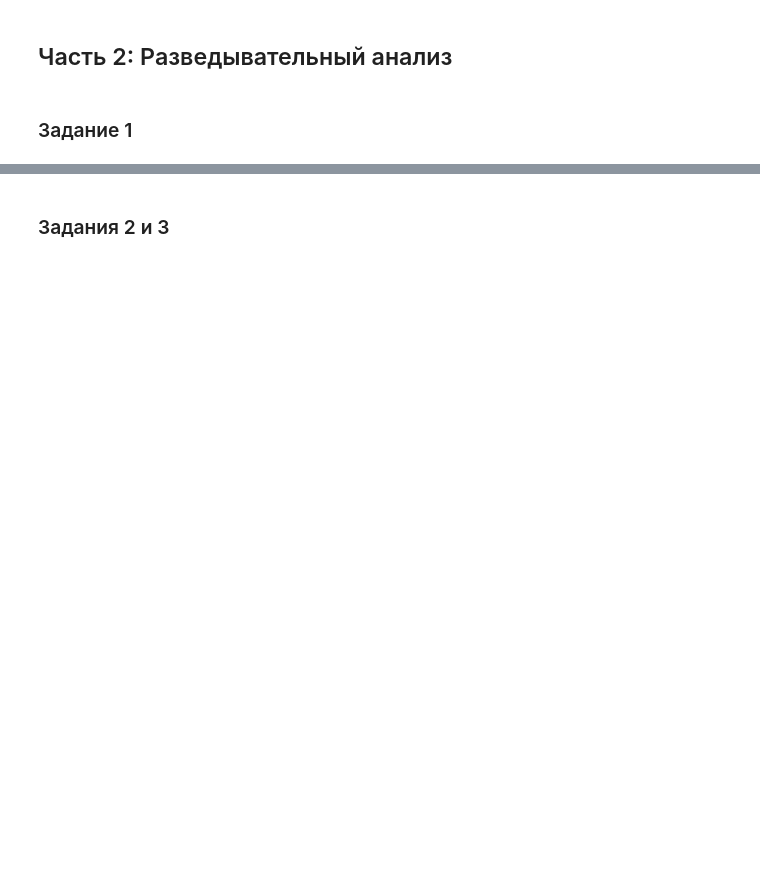
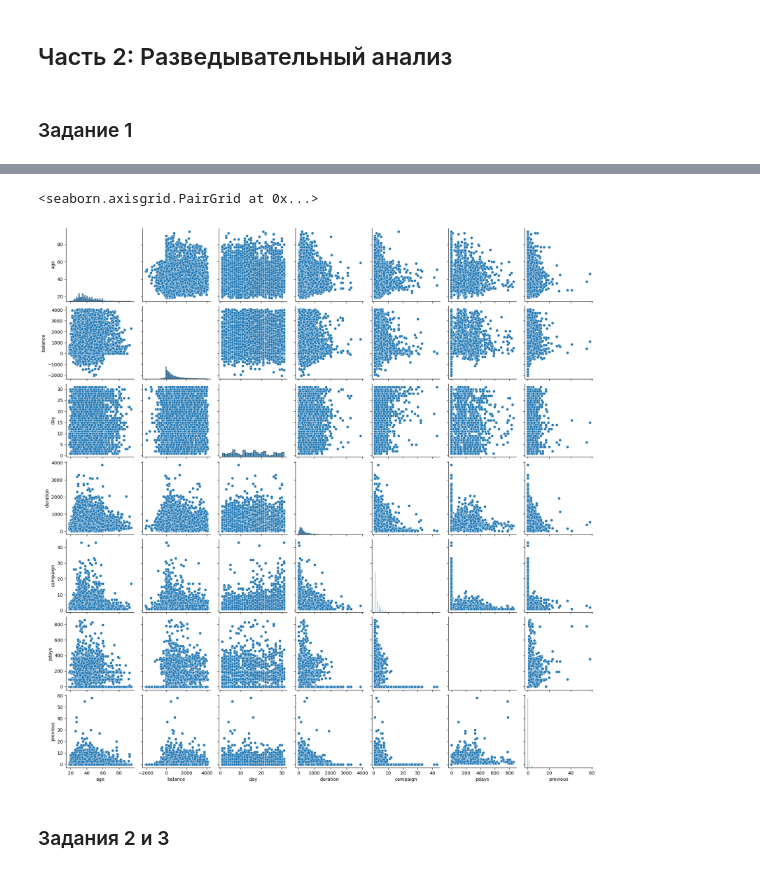
Before and after one commit to AntonYurkovskiy/Project_4_ML_BankDeposits, a Jupyter notebook: Project_4_ML.ipynb, the cells around one changed output, grey strips where cells are left out. Saved outputs shown, nothing was run; the diff lists cells and outputs as text; code cells hidden in the pictures; blank space fills up the shorter version.

```diff
--- a/Project_4_ML.ipynb
+++ b/Project_4_ML.ipynb
@@ -163,3 +186,8 @@ print(f'Нижняя граница: {upper_bound}')
+# %%
+sns.pairplot(data=cleaned)
+# %% [output]
+<seaborn.axisgrid.PairGrid at 0x...>
+[figure, added]
 # %% [markdown]
 ### Задания 2 и 3
 # %%
```
Also changed, not shown: parts of 14 cells of this notebook.
